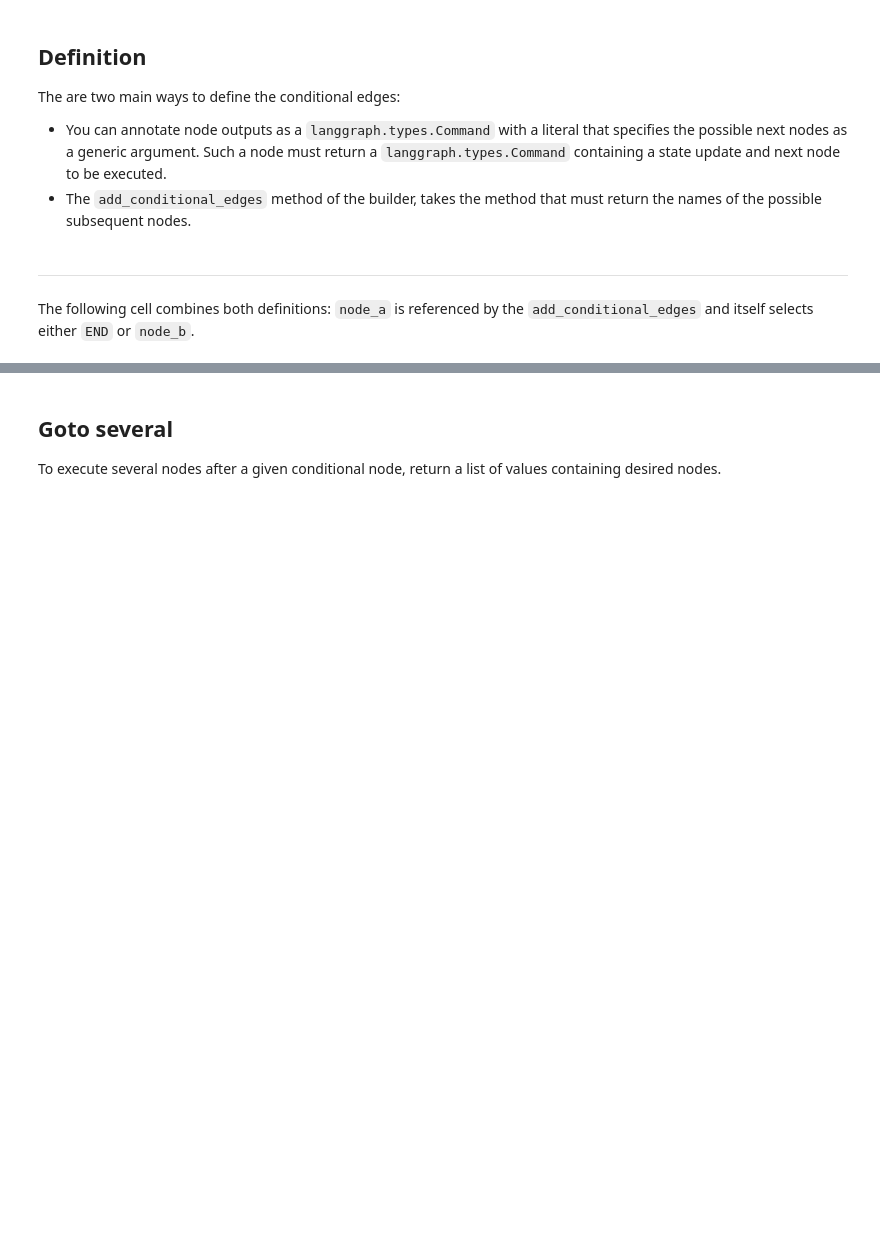
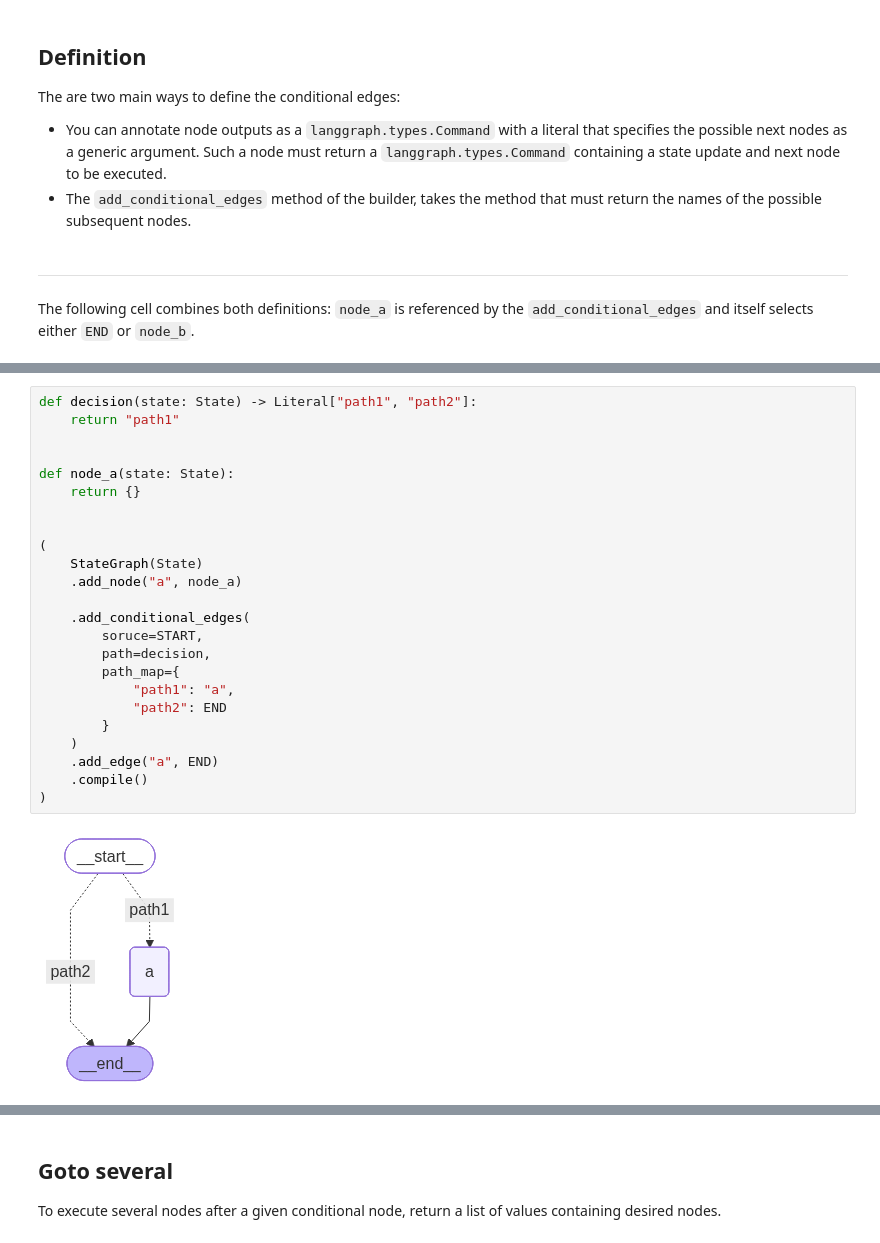
Before and after one commit to fedorkobak/python, a Jupyter notebook: ds_ml/langchain/langgraph/conditional_edges.ipynb, the cells around one changed output, grey strips where cells are left out. Cells and saved outputs as stored; diff of their text form; blank space fills up the shorter version.

```diff
--- a/ds_ml/langchain/langgraph/conditional_edges.ipynb
+++ b/ds_ml/langchain/langgraph/conditional_edges.ipynb
@@ -45,0 +57,26 @@ def node_b(state: State) -> State:
+# %%
+def decision(state: State) -> Literal["path1", "path2"]:
+    return "path1"
+
+
+def node_a(state: State):
+    return {}
+
+
+(
+    StateGraph(State)
+    .add_node("a", node_a)
+
+    .add_conditional_edges(
+        soruce=START,
+        path=decision,
+        path_map={
+            "path1": "a",
+            "path2": END
+        }
+    )
+    .add_edge("a", END)
+    .compile()
+)
+# %% [output]
+[figure, added]
```
Also changed, not shown: parts of 8 cells of this notebook.
